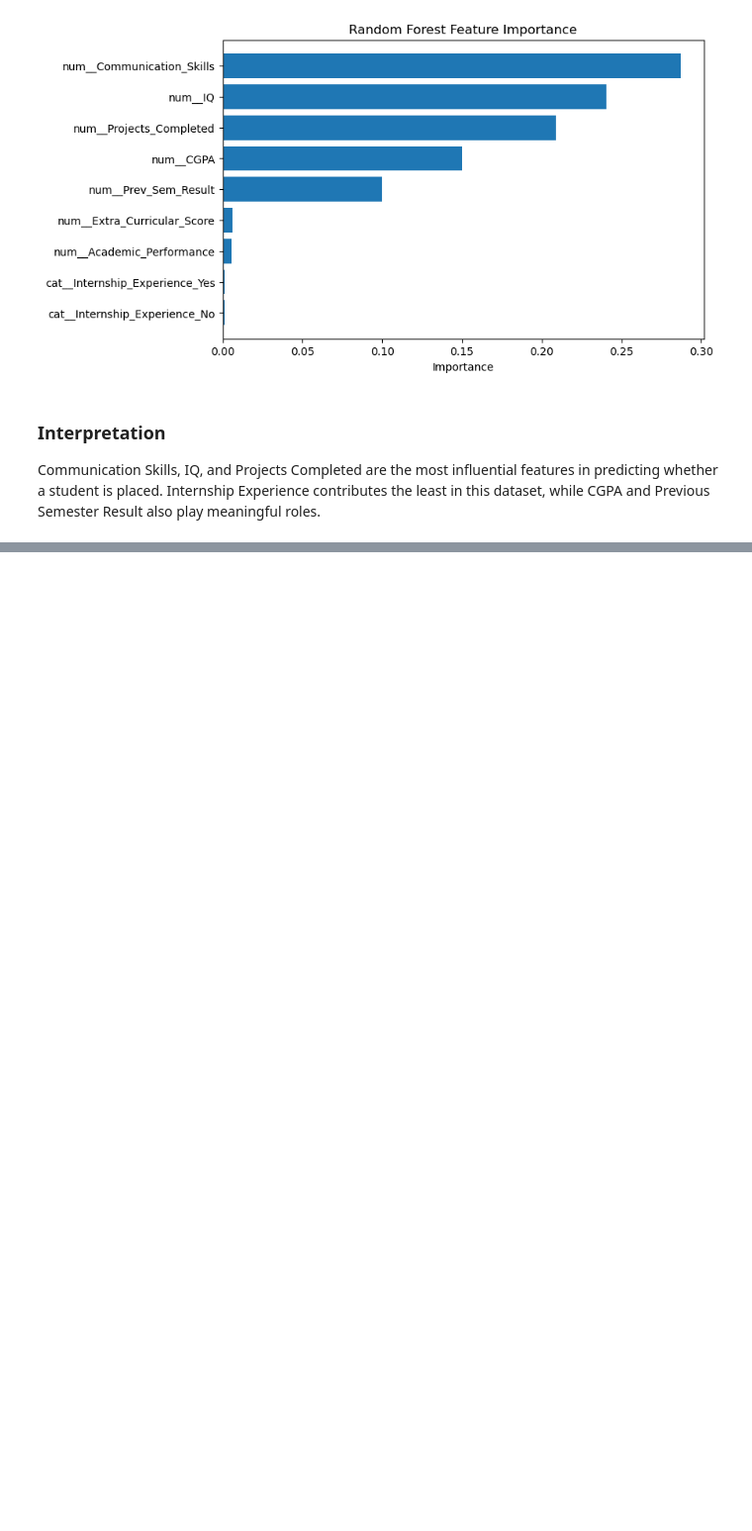
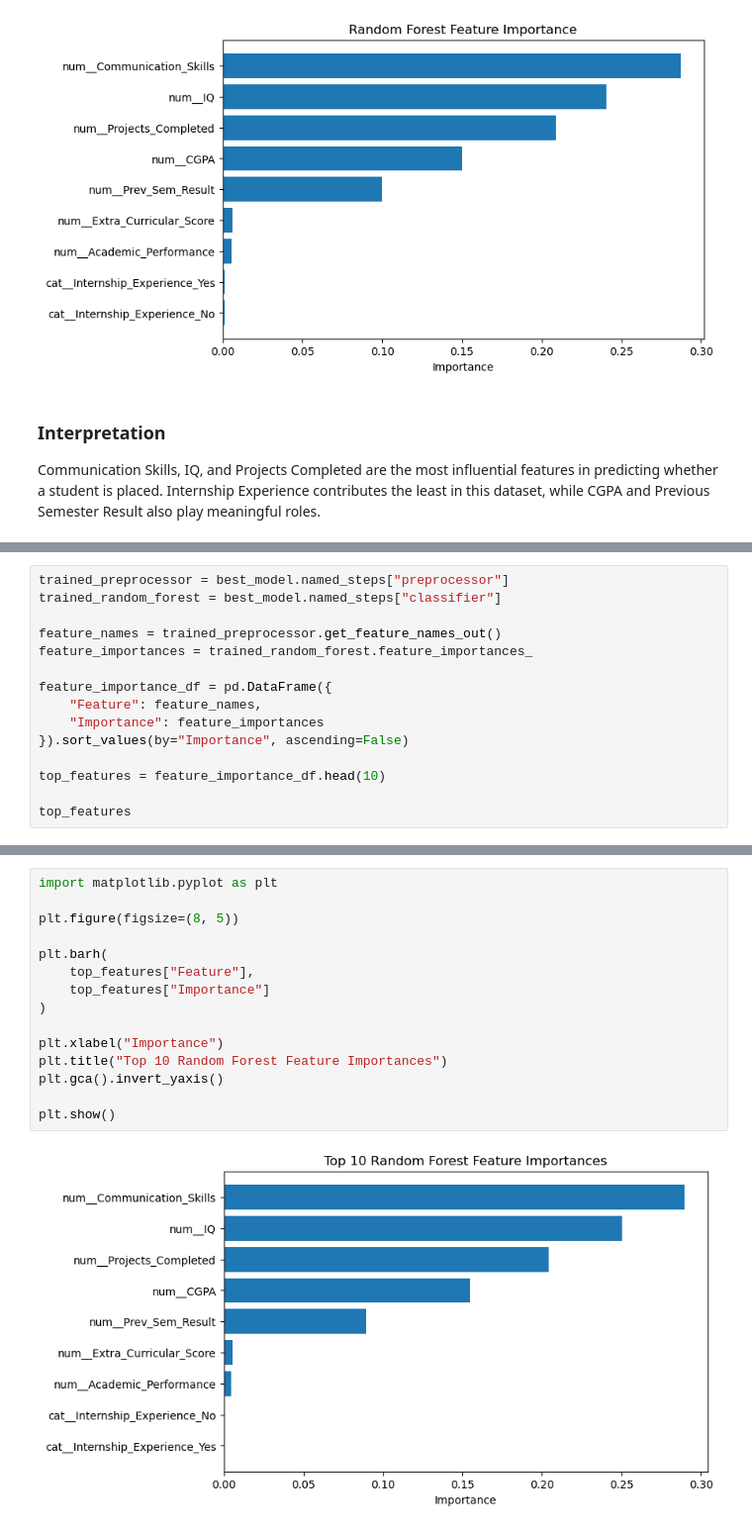
Before and after one commit to Faybioo/AM-I-COOKED, a Jupyter notebook: Lacambra_Ferro_Jorge_AmICooked.ipynb.ipynb, the cells around one changed output, grey strips where cells are left out. Shown at 99% size. Drawn from its saved outputs; the diff is of its cells as text; blank space fills up the shorter version.

```diff
--- a/Lacambra_Ferro_Jorge_AmICooked.ipynb.ipynb
+++ b/Lacambra_Ferro_Jorge_AmICooked.ipynb.ipynb
@@ -441,0 +662,15 @@ Communication Skills, IQ, and Projects Completed are the most influential featur
+# %%
+trained_preprocessor = best_model.named_steps["preprocessor"]
+trained_random_forest = best_model.named_steps["classifier"]
+
+feature_names = trained_preprocessor.get_feature_names_out()
+feature_importances = trained_random_forest.feature_importances_
+
+feature_importance_df = pd.DataFrame({
+    "Feature": feature_names,
+    "Importance": feature_importances
+}).sort_values(by="Importance", ascending=False)
+
+top_features = feature_importance_df.head(10)
+
+top_features
@@ -441,0 +688,17 @@ Communication Skills, IQ, and Projects Completed are the most influential featur
+# %%
+import matplotlib.pyplot as plt
+
+plt.figure(figsize=(8, 5))
+
+plt.barh(
+    top_features["Feature"],
+    top_features["Importance"]
+)
+
+plt.xlabel("Importance")
+plt.title("Top 10 Random Forest Feature Importances")
+plt.gca().invert_yaxis()
+
+plt.show()
+# %% [output]
+[figure, added]
```
Also changed, not shown: parts of 28 cells of this notebook.
